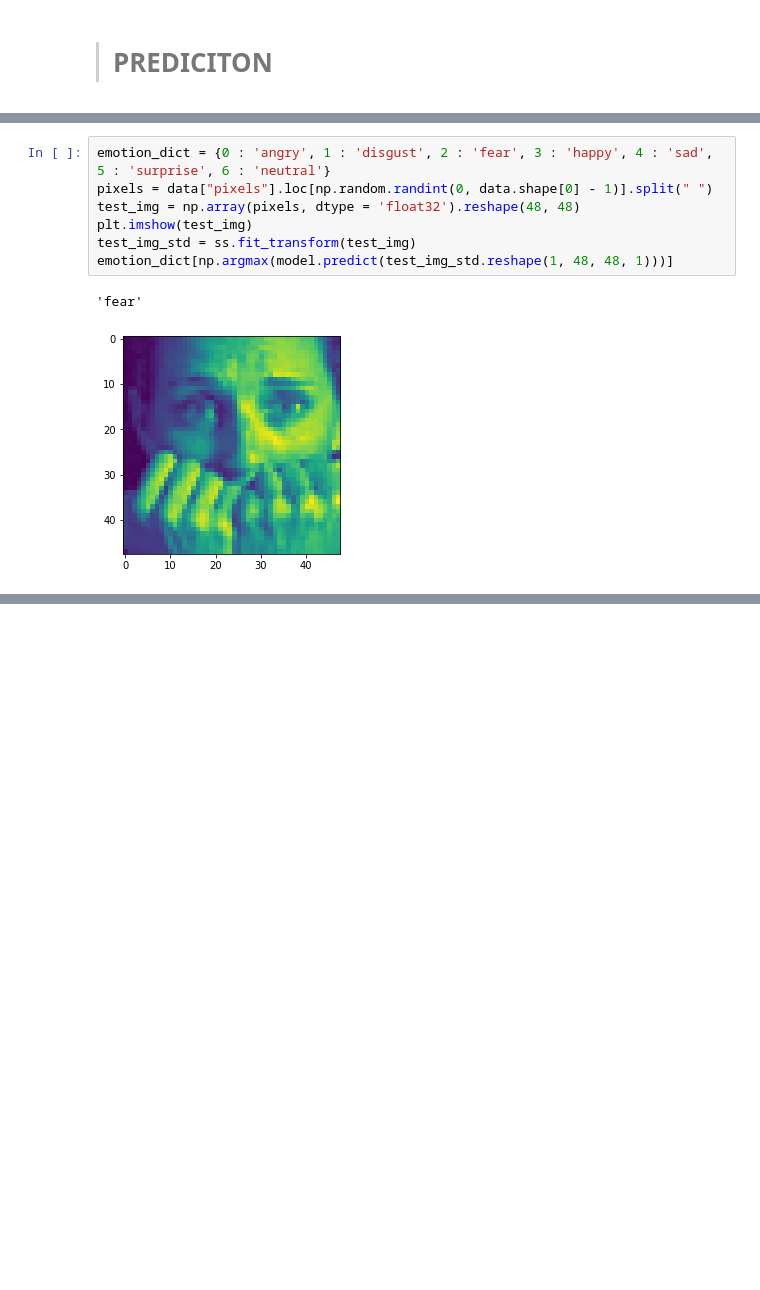
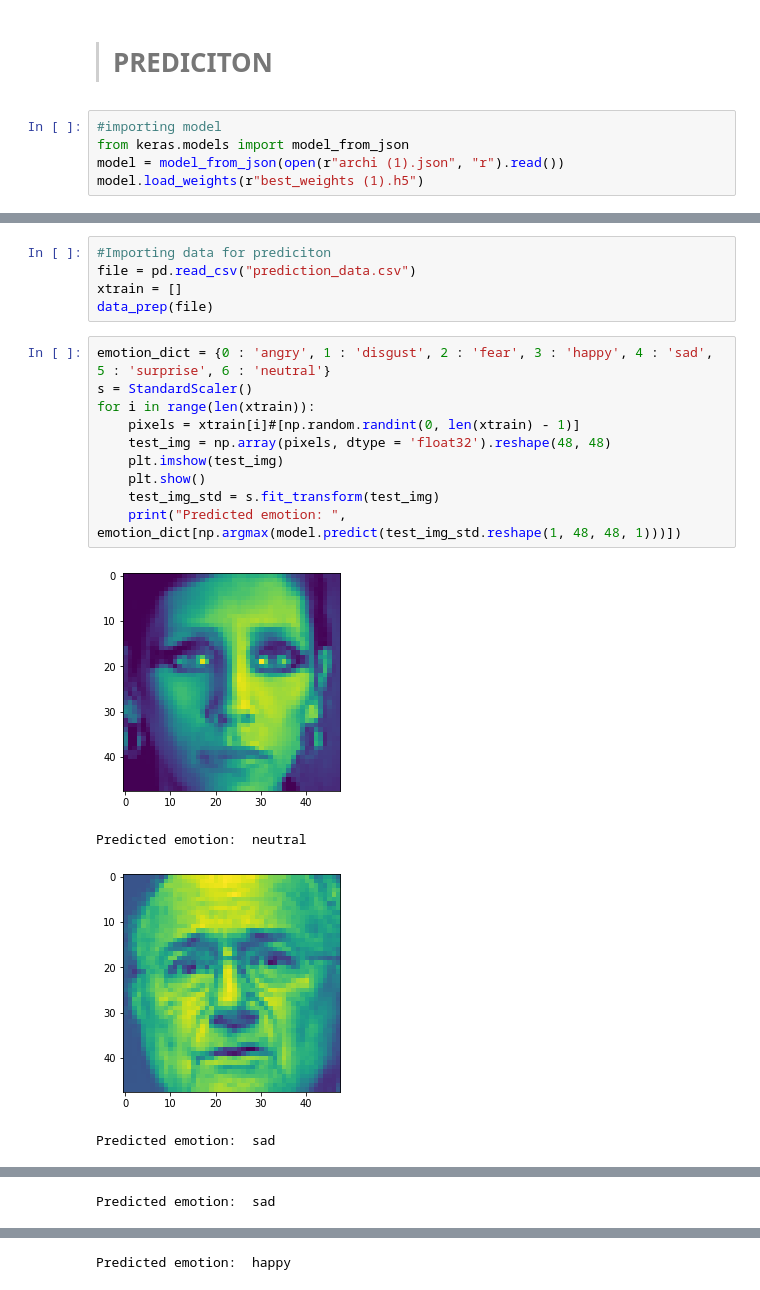
Before and after one commit to gaggudeep/Emotion-Detection, a Jupyter notebook: main_code.ipynb, the cells around one changed output, grey strips where cells are left out. Drawn from its saved outputs; the diff is of its cells as text; blank space fills up the shorter version.

```diff
--- a/main_code.ipynb
+++ b/main_code.ipynb
@@ -197,2 +196,7 @@ FileLink('my_model.h5')
 # %% [markdown]
 > # **PREDICITON**
+# %%
+#importing model
+from keras.models import model_from_json
+model = model_from_json(open(r"archi (1).json", "r").read())
+model.load_weights(r"best_weights (1).h5")
@@ -199,10 +205,20 @@ FileLink('my_model.h5')
+# %%
+#Importing data for prediciton
+file = pd.read_csv("prediction_data.csv")
+xtrain = []
+data_prep(file)
 # %%
 emotion_dict = {0 : 'angry', 1 : 'disgust', 2 : 'fear', 3 : 'happy', 4 : 'sad', 5 : 'surprise', 6 : 'neutral'}
-pixels = data["pixels"].loc[np.random.randint(0, data.shape[0] - 1)].split(" ")
-test_img = np.array(pixels, dtype = 'float32').reshape(48, 48)
-plt.imshow(test_img)
-test_img_std = ss.fit_transform(test_img)
-emotion_dict[np.argmax(model.predict(test_img_std.reshape(1, 48, 48, 1)))]
+s = StandardScaler()
+for i in range(len(xtrain)):
+    pixels = xtrain[i]#[np.random.randint(0, len(xtrain) - 1)]
+    test_img = np.array(pixels, dtype = 'float32').reshape(48, 48)
+    plt.imshow(test_img)
+    plt.show()
+    test_img_std = s.fit_transform(test_img)
+    print("Predicted emotion: ", emotion_dict[np.argmax(model.predict(test_img_std.reshape(1, 48, 48, 1)))])
 # %% [output]
+[figure, new version]
-'fear'
+Predicted emotion:  neutral
-[figure, old version]
+[figure, added]
+Predicted emotion:  sad
@@ -208,0 +226 @@ emotion_dict[np.argmax(model.predict(test_img_std.reshape(1, 48, 48, 1)))]
+Predicted emotion:  sad
@@ -208,0 +228 @@ emotion_dict[np.argmax(model.predict(test_img_std.reshape(1, 48, 48, 1)))]
+Predicted emotion:  happy
```
Also changed, not shown: parts of 14 cells of this notebook.
